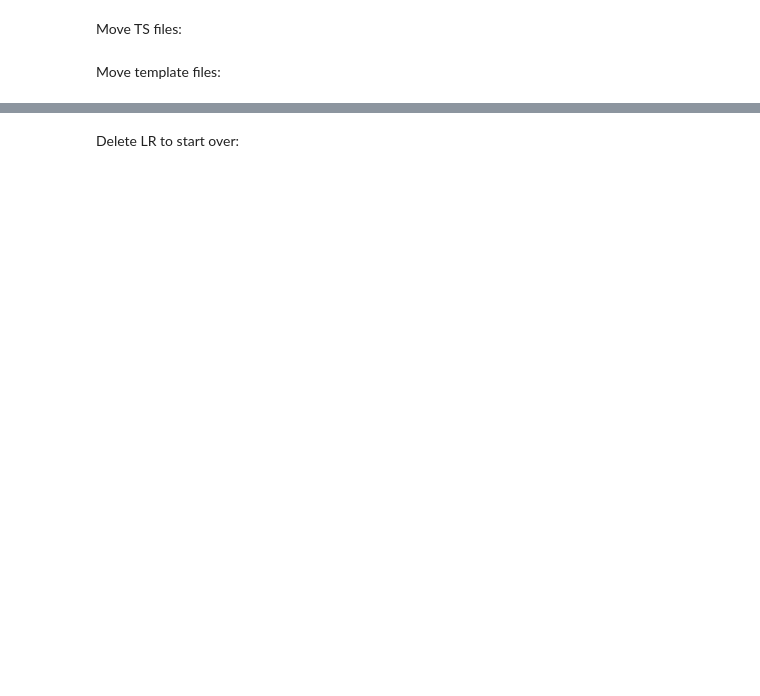
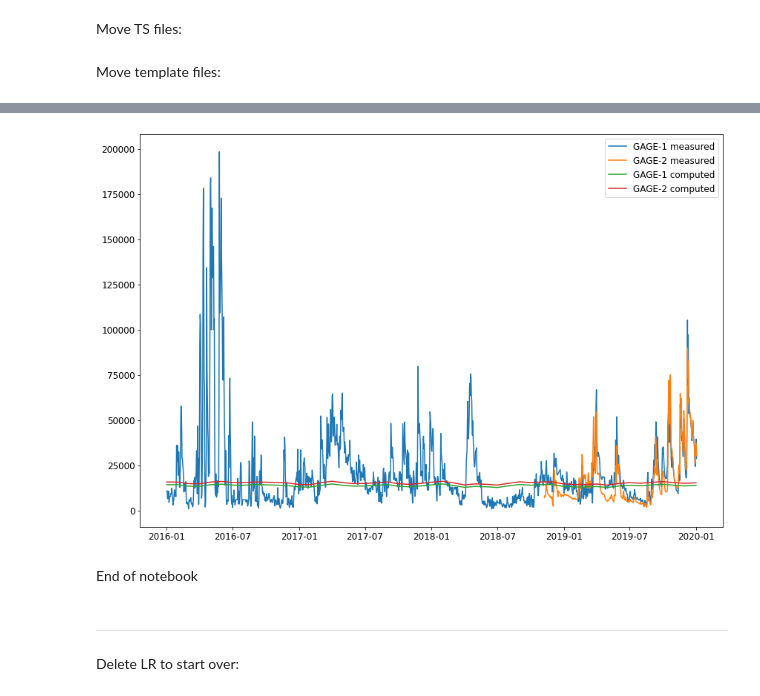
Before and after one commit to nikobenho/hagfors_gwm, a Jupyter notebook: notebooks/2_lumprem_models_setup.ipynb, the cells around one changed output, grey strips where cells are left out. Saved outputs shown, nothing was run; the diff lists cells and outputs as text; code cells hidden in the pictures; blank space fills up the shorter version.

Commit message:
New notebooks (obs & calib setup)
Notebooks aren't completed yet though...

```diff
--- a/notebooks/2_lumprem_models_setup.ipynb
+++ b/notebooks/2_lumprem_models_setup.ipynb
@@ -785,0 +792,4 @@ incrementaldf
+# %%
+# Some "pre-history matching" plots:
+olproc_in = os.path.join('..', 'data', 'olproc_input')
+os.listdir(olproc_in)
@@ -786,3 +808,31 @@ incrementaldf
+# %%
+measured_gage = pyemu.utils.smp_utils.smp_to_dataframe(os.path.join(olproc_in, 'obs-gage1.ssf'))
+computed_gage = pd.read_csv(os.path.join(tmp_model_ws, 'sfr_gage.obs.csv'))
+# %%
+computed_gage['datetime'] = pd.Timestamp('2015-12-31') + pd.to_timedelta(computed_gage['time'], 'D')
+# %%
+computed_gage = pd.melt(computed_gage[['datetime', 'GAGE-1', 'GAGE-2']], id_vars=['datetime'])
+# %%
+fig, ax = plt.subplots(1, 1, figsize=(12,8))
+
+for gage in measured_gage.name.unique():
+    gagedata = measured_gage.loc[measured_gage['name'] == gage]
+    x, y, = gagedata.datetime, gagedata.value
+    ax.plot(x, y, label=gage+' measured')
+
+for gage in computed_gage.variable.unique():
+    gagedata = computed_gage.loc[computed_gage['variable'] == gage]
+    x, y, = gagedata.datetime, gagedata.value
+    ax.plot(x, y, label=gage+' computed')
+
+plt.legend()
+plt.tight_layout()
+# %% [output]
+[figure, added]
+# %% [markdown]
+End of notebook
+# %% [markdown]
+---
 # %% [markdown]
 Delete LR to start over:
 # %%
```
Also changed, not shown: parts of 16 cells of this notebook, 20 other files.
